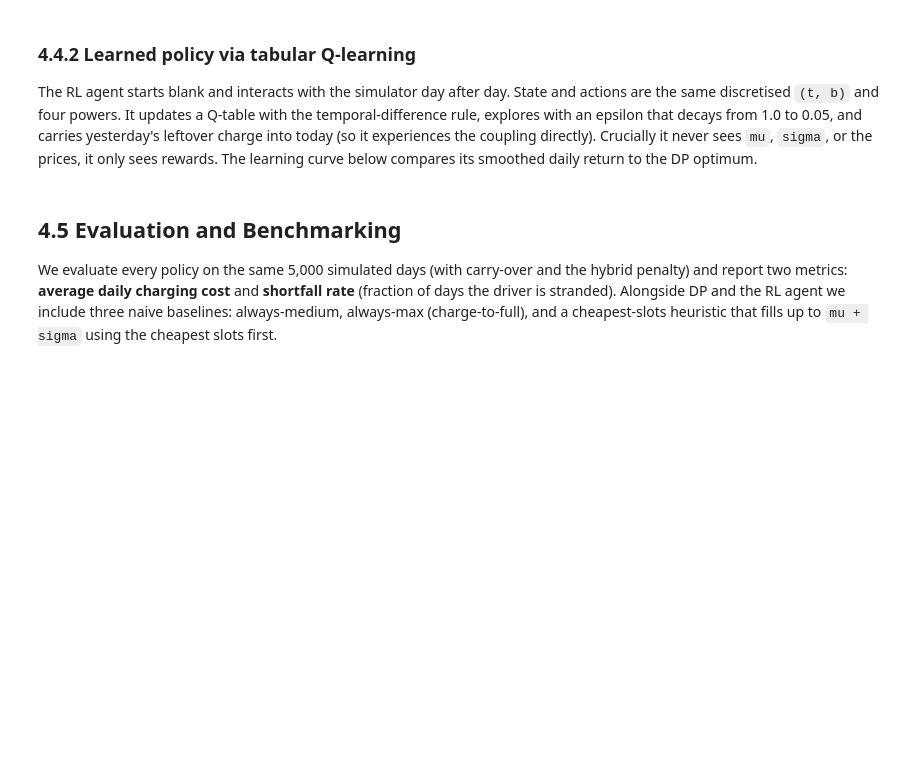
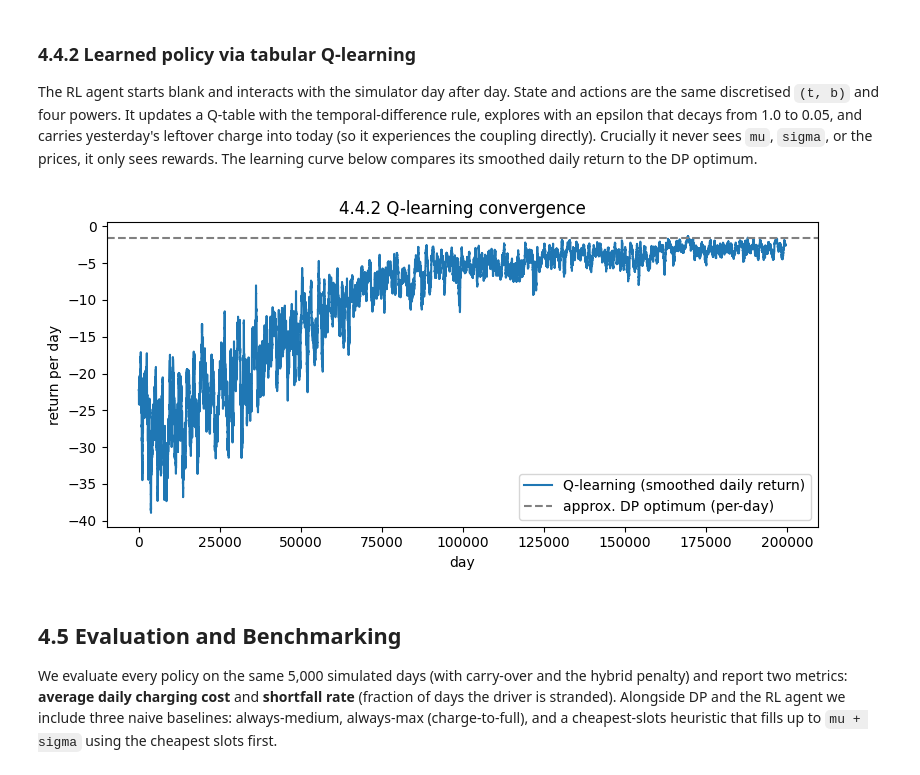
Before and after one commit to mariusmeurer/AAA-assignment, a Jupyter notebook: personal_marius/task4_reworked2.ipynb, the cells around one changed output. Drawn from its saved outputs; the diff is of its cells as text; code cells hidden in the pictures; blank space fills up the shorter version.

Commit message:
task 4: revision, visuals, comments

```diff
--- a/personal_marius/task4_reworked2.ipynb
+++ b/personal_marius/task4_reworked2.ipynb
@@ -520,34 +567,37 @@ def train_qlearning(n_days=200_000, lr0=0.2, gamma=GAMMA_DAY,
     state = env.reset(new_start=SOC_INIT)
     for day in range(n_days):
         eps = eps_end + (eps_start - eps_end) * max(0.0, 1 - day / (0.8 * n_days))
         lr  = lr0 / (1 + day / (0.3 * n_days))            # decay the learning rate over training
         done = False; G = 0.0
         while not done:
             s = (state[0], snap(state[1]))
             a = int(rng.integers(N_ACTIONS)) if rng.random() < eps else int(np.argmax(q(s)))
             nstate, r, done, info = env.step(a)
             G += r
             ns = (0, snap(env.start_soc)) if done else (nstate[0], snap(nstate[1]))
-            q(s)[a] += lr * (r + gamma * np.max(q(ns)) - q(s)[a])
+            effective_gamma = gamma if done else 1.0 #discount only between days, not within a day
+            q(s)[a] += lr * (r + effective_gamma * np.max(q(ns)) - q(s)[a])
             state = nstate
         day_returns.append(G)
         state = env.reset()
     return Q, day_returns
 
 Q_table, q_returns = train_qlearning()
 
 def q_policy(state):
     s = (state[0], snap(state[1]))
     return int(np.argmax(Q_table[s])) if s in Q_table else N_ACTIONS - 1  # unseen: charge max (safe)
 
 w = 500
 smoothed = np.convolve(q_returns, np.ones(w) / w, mode="valid")
 plt.figure(figsize=(8, 4))
 plt.plot(smoothed, label="Q-learning (smoothed daily return)")
 plt.axhline(V0_dp[snap(SOC_INIT)] * (1 - GAMMA_DAY), color="grey", ls="--",
             label="approx. DP optimum (per-day)")
 plt.xlabel("day"); plt.ylabel("return per day"); plt.legend()
 plt.title("4.4.2 Q-learning convergence"); plt.tight_layout(); plt.show()
+# %% [output]
+[figure, added]
 # %% [markdown]
 ## 4.5 Evaluation and Benchmarking
 
```
Also changed, not shown: parts of 19 cells of this notebook.
